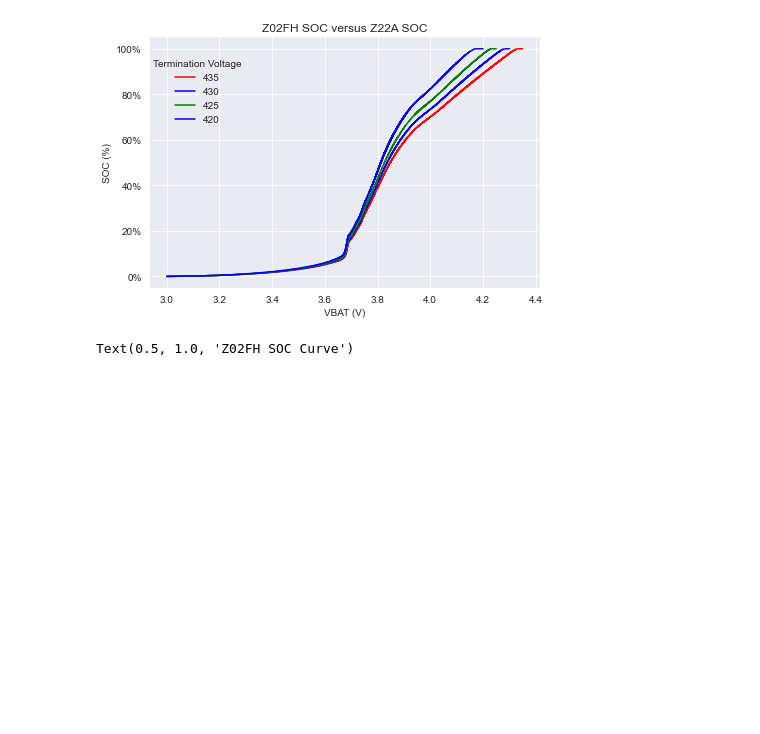
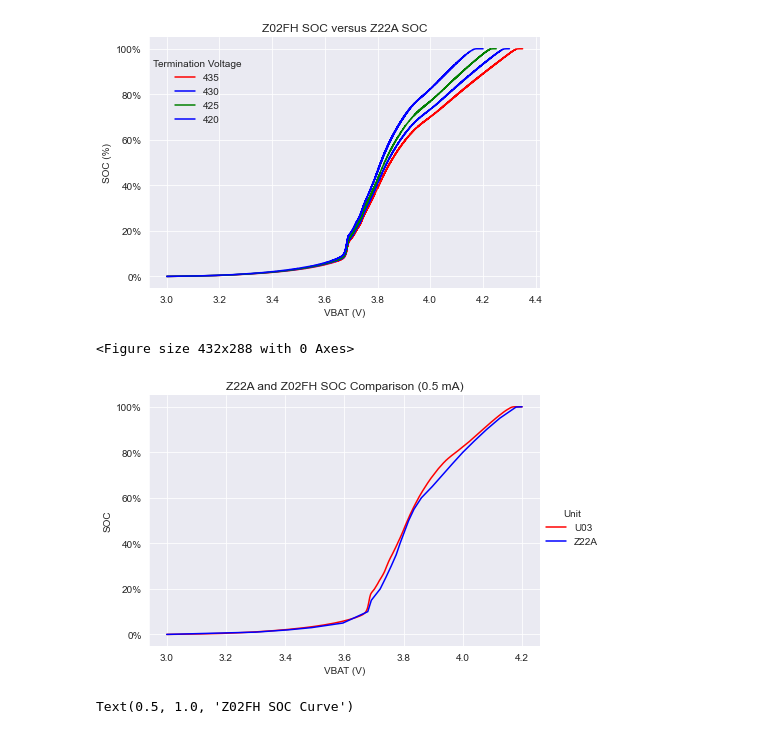
Before and after one commit to ziggle/BatteryDischargeQuickLookReport, a Jupyter notebook: Z02FH-Styled.ipynb, the cells around one changed output. Saved outputs shown, nothing was run; the diff lists cells and outputs as text; code cells hidden in the pictures; blank space fills up the shorter version.

Commit message:
Added Z22A SOC Comparison

```diff
--- a/Z02FH-Styled.ipynb
+++ b/Z02FH-Styled.ipynb
@@ -357,9 +357,10 @@ vendor=pd.DataFrame({"soc" :[100,99.9,95,90,85,80,75,70,65,60,55,50,40,35,30,25,
                     "VBAT":[4.2,4.18,4.125,4.08,4.039,4,3.965,3.931,3.897,3.86,3.835,3.817,3.788,3.775,3.758,3.74,3.721,3.691,3.679,3.595,3.49,3.41,3.3,3
 ]}
 )
-vendor["Data_Source"]="Vendor (Z22A)"
+vendor["Unit"]="Z22A"
 vendor['SOC']=0.01*vendor.soc
 print(vendor)
+
 
 r = pd.DataFrame()
 for v in z['CV'].unique():
@@ -370,7 +371,5 @@ for v in z['CV'].unique():
         s=s.assign(soc = 1-s['q']/m)
         r = pd.concat([r,s])
 
-r["Data_Source"]="Maccor (mean)"
 r=r.rename(columns={"v":"VBAT","soc":"SOC"})
-print(r)
 # %% [output]
@@ -410,6 +409,20 @@ leg._loc = 2
 plt.show()
 # %% [output]
 [figure]
+# %%
+df4=df3.copy()
+df4=df4.query("Unit=='U03' and CV=='420'")
+df4=df4[['VBAT','SOC',"Unit"]]
+df5 = pd.concat([df4, vendor], ignore_index=True)
+plt.figure(figsize=(6,4))
+g = (sns.relplot(data=df5, x='VBAT', y='SOC', kind='line', hue='Unit', palette=['red', 'blue'], height=4, aspect=6/4)
+     .set(title='Z22A and Z02FH SOC Comparison (0.5 mA)',xlabel='VBAT (V)',ylabel='SOC')
+    )
+for ax in g.axes.flat:
+    ax.yaxis.set_major_formatter(PercentFormatter(1))
+# %% [output]
+<Figure size 432x288 with 0 Axes>
+[figure, added]
 # %%
 
 plt.figure(figsize=(6,4))
```
Also changed, not shown: parts of 1 cell of this notebook.
